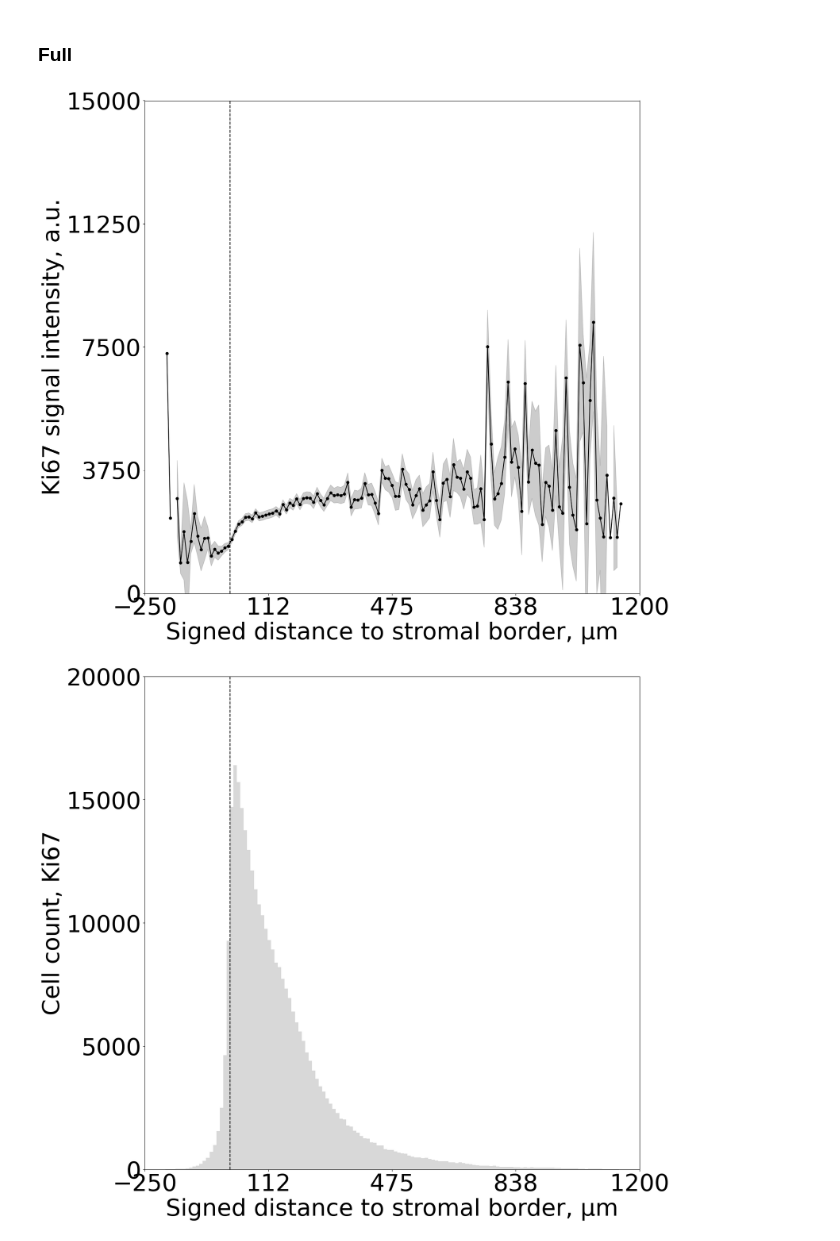
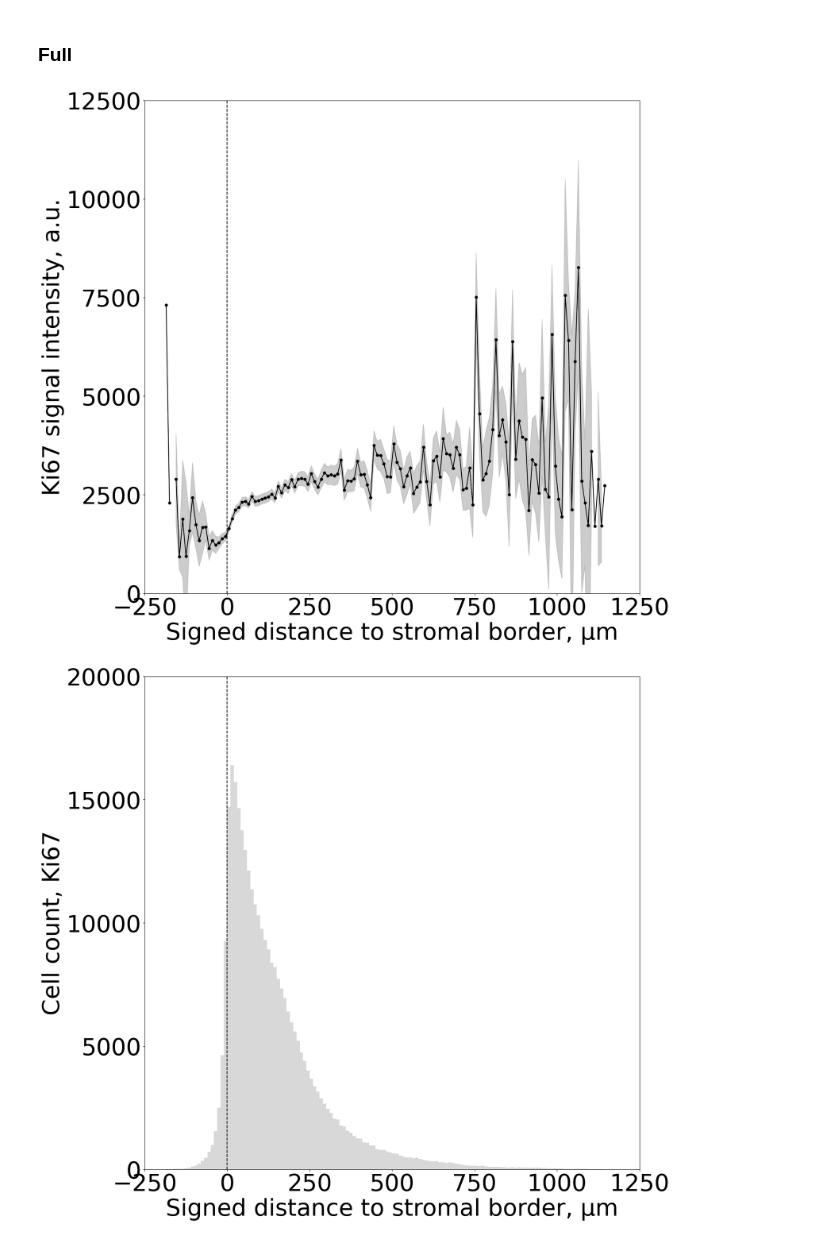
Before and after one commit to HMS-IAC/stroma-spatial-analysis-web, a Jupyter notebook: analysis/AsPC_Ki67/20250221_ki67_spatial.ipynb, the cells around one changed output. Drawn from its saved outputs; the diff is of its cells as text; code cells hidden in the pictures.

Commit message:
fix: x-ticks for full spatial plots

```diff
--- a/analysis/AsPC_Ki67/20250221_ki67_spatial.ipynb
+++ b/analysis/AsPC_Ki67/20250221_ki67_spatial.ipynb
@@ -444,36 +444,36 @@ plt.xlabel(r'Signed distance to stromal border, µm', color='black', fontsize=45
 plt.tick_params(axis='both', labelsize=45)
 
 # Set axis range and define 5 evenly spaced ticks
-xticks = np.linspace(min_dist, max_dist, 5)
+xticks = np.array([-250, 0, 250, 500, 750, 1000, 1250])
 plt.xticks(xticks)
-yticks = np.linspace(0, 15000, 5)
+yticks = np.array([0, 2500, 5000, 7500, 10000, 12500])
 plt.yticks(yticks)
 
 plt.tight_layout()
 plt.savefig(f"{output_path}/20250328_Ki67_full_spatial_intensity", dpi=300, transparent=False)
 plt.show()
 plt.close()
 
 plt.figure(figsize=(17, 15))
 plt.xlim([min_dist, max_dist])
 plt.ylabel(r'Cell count, Ki67', color='black', fontsize=45)
 plt.axvline(x=0, ls='--', color='black')
 plt.bar(bin_midpoints_1, combined_count, color='grey', width=bin_size, align='center', alpha=0.3, label='Ki67+') # color='#f781bf'
 # plt.bar(bin_midpoints_2, num_data_points_2.values, color='#377eb8', width=bin_size, align='center', alpha=0.3, label='Ki67-')
 plt.ylim([0, None])
 plt.xlabel(r'Signed distance to stromal border, µm', color='black', fontsize=45)
 plt.tick_params(axis='both', labelsize=45)
 
 # Set axis range and define 5 evenly spaced ticks
-xticks = np.linspace(min_dist, max_dist, 5)
+xticks = np.array([-250, 0, 250, 500, 750, 1000, 1250])
 plt.xticks(xticks)
-yticks = np.linspace(0, 20000, 5)
+yticks = np.array([0, 5000, 10000, 15000, 20000])
 plt.yticks(yticks)
 
 plt.tight_layout()
 plt.savefig(f"{output_path}/20250328_Ki67_full_spatial_cell_count", dpi=300, transparent=False)
 plt.show()
 plt.close()
 # %% [output]
-[figure, old version]
+[figure, new version]
-[figure, old version]
+[figure, new version]
```
Also changed, not shown: 1 other file.
